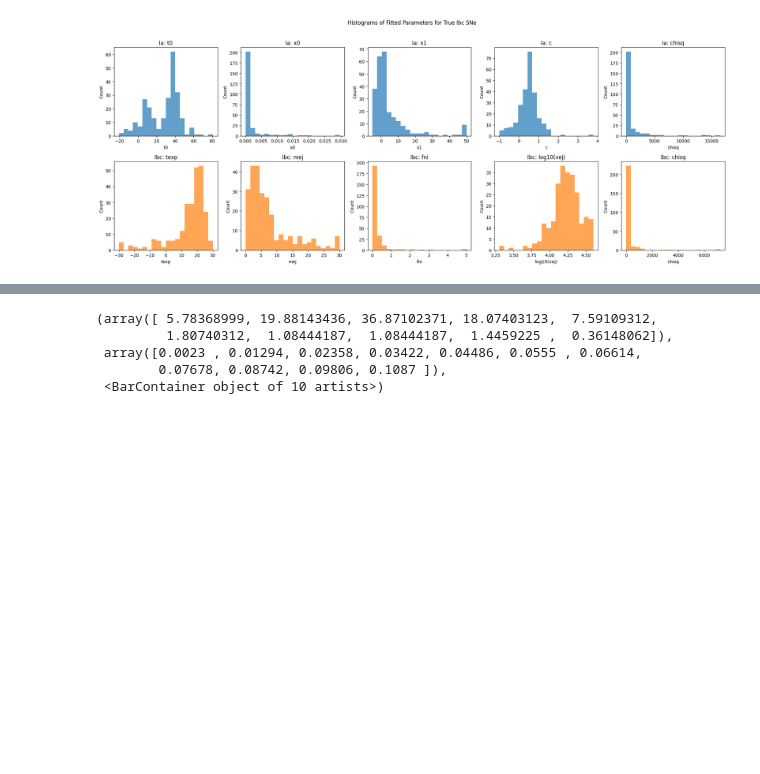
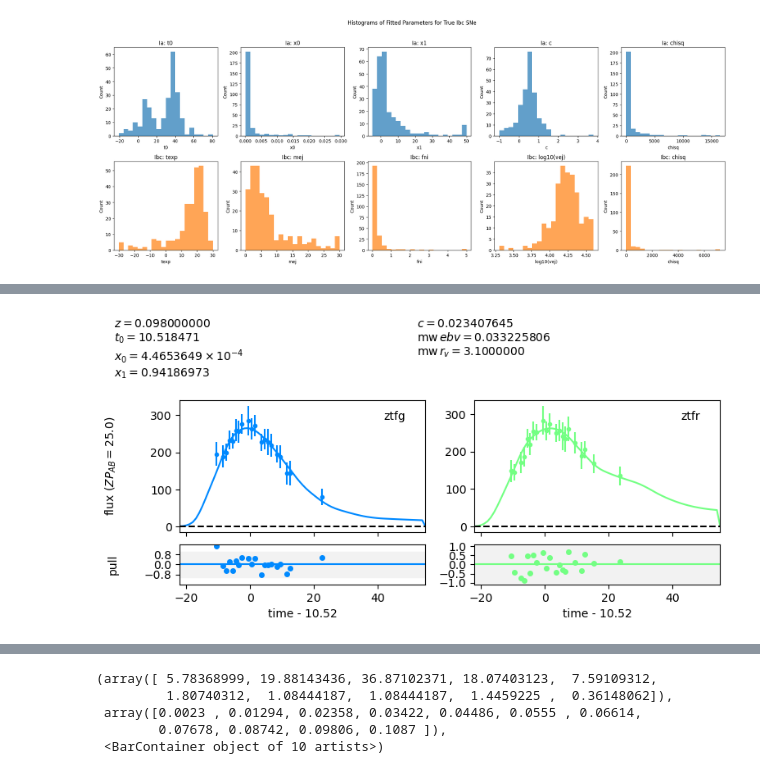
Before and after one commit to asmuzsoy/beams_ext, a Jupyter notebook: fit_real_sne_new.ipynb, the cells around one changed output, grey strips where cells are left out. Drawn from its saved outputs; the diff is of its cells as text; code cells hidden in the pictures; blank space fills up the shorter version.

```diff
--- a/fit_real_sne_new.ipynb
+++ b/fit_real_sne_new.ipynb
@@ -1028,3 +1054,9 @@ valid_snia_ztfids[:20]
+# %%
+result, fitted_ia_model = fit_ia_w_dust(ia_redshift_dict[test_ztfid], true_av = ia_av_dict[test_ztfid],
+                                        lcs = [test_lc], redshift='spec')
+sncosmo.plot_lc(test_lc, model=fitted_ia_model);
+# %% [output]
+[figure, added]
 # %%
 # # Test reading one light curve
 # # test_ztfid = list(ia_with_data)[5]
```
Also changed, not shown: parts of 15 cells of this notebook.
